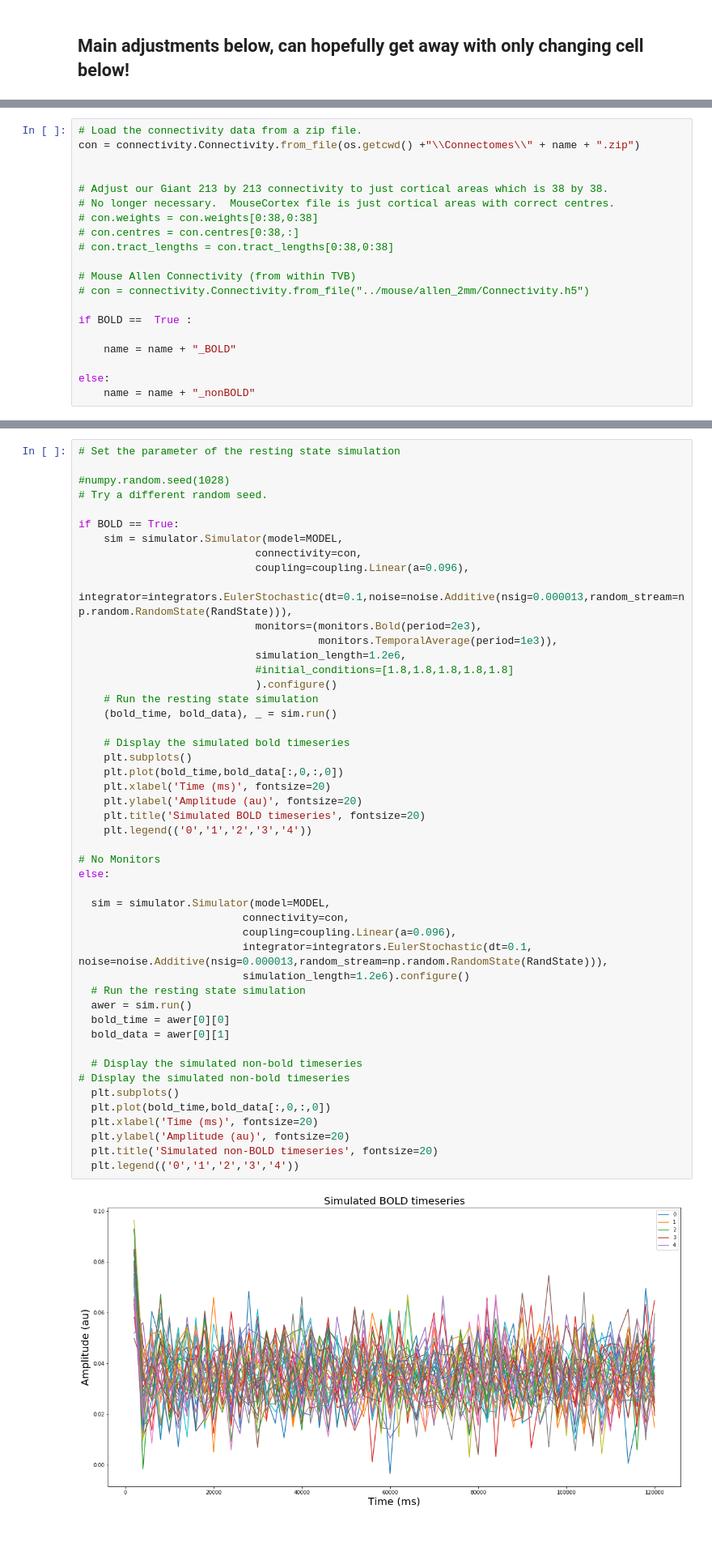
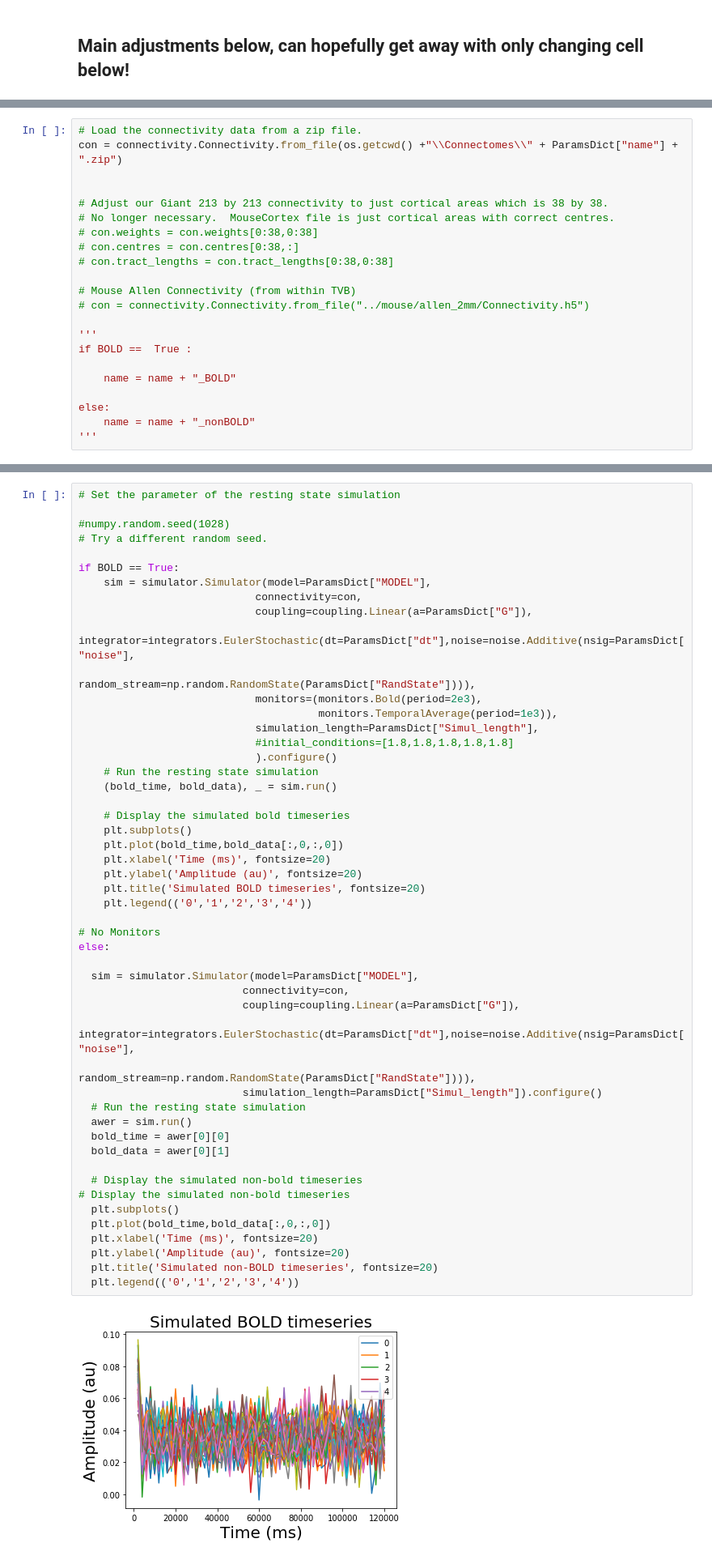
Before and after one commit to Spokhim/MouseBrainModelling, a Jupyter notebook: Jupyter Pipeline.ipynb, the cells around one changed output, grey strips where cells are left out. Shown at 81% size. Drawn from its saved outputs; the diff is of its cells as text; blank space fills up the shorter version.

Commit message:
Changed Param input to Dictionary

```diff
--- a/Jupyter Pipeline.ipynb
+++ b/Jupyter Pipeline.ipynb
@@ -54,6 +123,6 @@ MODEL = models.WilsonCowan(c_ee=12,c_ei=15,c_ie=10,c_ii=8)
 # %%
 # Load the connectivity data from a zip file.
-con = connectivity.Connectivity.from_file(os.getcwd() +"\\Connectomes\\" + name + ".zip")
+con = connectivity.Connectivity.from_file(os.getcwd() +"\\Connectomes\\" + ParamsDict["name"] + ".zip")
 
 
 # Adjust our Giant 213 by 213 connectivity to just cortical areas which is 38 by 38.
@@ -65,12 +134,14 @@ con = connectivity.Connectivity.from_file(os.getcwd() +"\\Connectomes\\" + name
 # Mouse Allen Connectivity (from within TVB)
 # con = connectivity.Connectivity.from_file("../mouse/allen_2mm/Connectivity.h5")
 
+'''
 if BOLD ==  True :
 
     name = name + "_BOLD"
 
 else:
     name = name + "_nonBOLD"
+'''
 # %% [output]
 WARNING  File 'average_orientations' not found in ZIP.
 WARNING  File 'cortical' not found in ZIP.
@@ -93,49 +165,51 @@ axcb.set_label('Log10(weights)', fontsize=20)
 # Try a different random seed.
 
 if BOLD == True:
-    sim = simulator.Simulator(model=MODEL,
+    sim = simulator.Simulator(model=ParamsDict["MODEL"],
                             connectivity=con,
-                            coupling=coupling.Linear(a=0.096),
-                            integrator=integrators.EulerStochastic(dt=0.1,noise=noise.Additive(nsig=0.000013,random_stream=np.random.RandomState(RandState))),
+                            coupling=coupling.Linear(a=ParamsDict["G"]),
+                            integrator=integrators.EulerStochastic(dt=ParamsDict["dt"],noise=noise.Additive(nsig=ParamsDict["noise"],
+                                        random_stream=np.random.RandomState(ParamsDict["RandState"]))),
                             monitors=(monitors.Bold(period=2e3),
                                       monitors.TemporalAverage(period=1e3)),
-                            simulation_length=1.2e6,
+                            simulation_length=ParamsDict["Simul_length"],
                             #initial_conditions=[1.8,1.8,1.8,1.8,1.8]
                             ).configure()
     # Run the resting state simulation
     (bold_time, bold_data), _ = sim.run()
 
     # Display the simulated bold timeseries
     plt.subplots()
     plt.plot(bold_time,bold_data[:,0,:,0])
     plt.xlabel('Time (ms)', fontsize=20)
     plt.ylabel('Amplitude (au)', fontsize=20)
     plt.title('Simulated BOLD timeseries', fontsize=20)
     plt.legend(('0','1','2','3','4'))
 
 # No Monitors
 else:
 
-  sim = simulator.Simulator(model=MODEL,
+  sim = simulator.Simulator(model=ParamsDict["MODEL"],
                           connectivity=con,
-                          coupling=coupling.Linear(a=0.096),
-                          integrator=integrators.EulerStochastic(dt=0.1, noise=noise.Additive(nsig=0.000013,random_stream=np.random.RandomState(RandState))),
-                          simulation_length=1.2e6).configure()
+                          coupling=coupling.Linear(a=ParamsDict["G"]),
+                          integrator=integrators.EulerStochastic(dt=ParamsDict["dt"],noise=noise.Additive(nsig=ParamsDict["noise"],
+                                        random_stream=np.random.RandomState(ParamsDict["RandState"]))),
+                          simulation_length=ParamsDict["Simul_length"]).configure()
   # Run the resting state simulation
   awer = sim.run()
   bold_time = awer[0][0]
   bold_data = awer[0][1]
 
   # Display the simulated non-bold timeseries
 # Display the simulated non-bold timeseries
   plt.subplots()
   plt.plot(bold_time,bold_data[:,0,:,0])
   plt.xlabel('Time (ms)', fontsize=20)
   plt.ylabel('Amplitude (au)', fontsize=20)
   plt.title('Simulated non-BOLD timeseries', fontsize=20)
   plt.legend(('0','1','2','3','4'))
 # %% [output]
-[figure, old version]
+[figure, new version]
 # %%
 # Display the simulated snipped timeseries
 plt.subplots()
```
Also changed, not shown: parts of 7 cells of this notebook.
